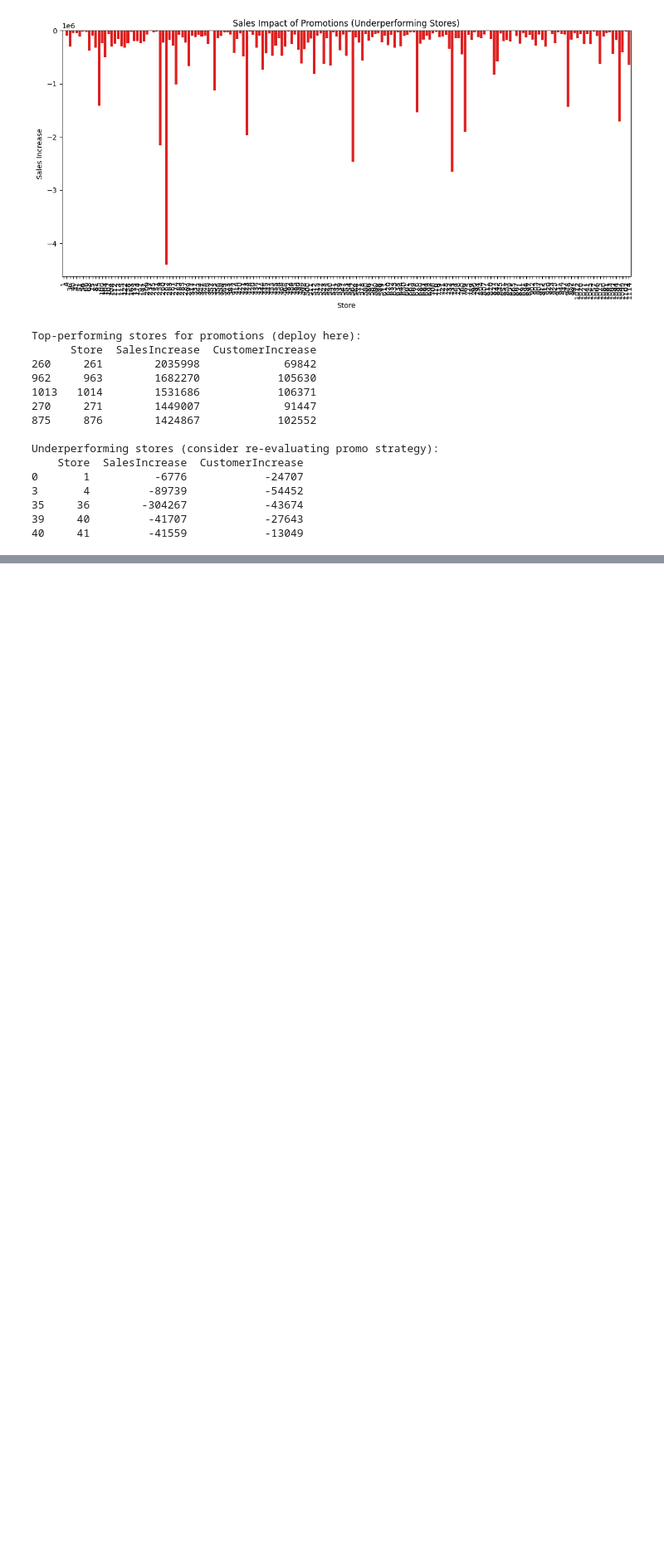
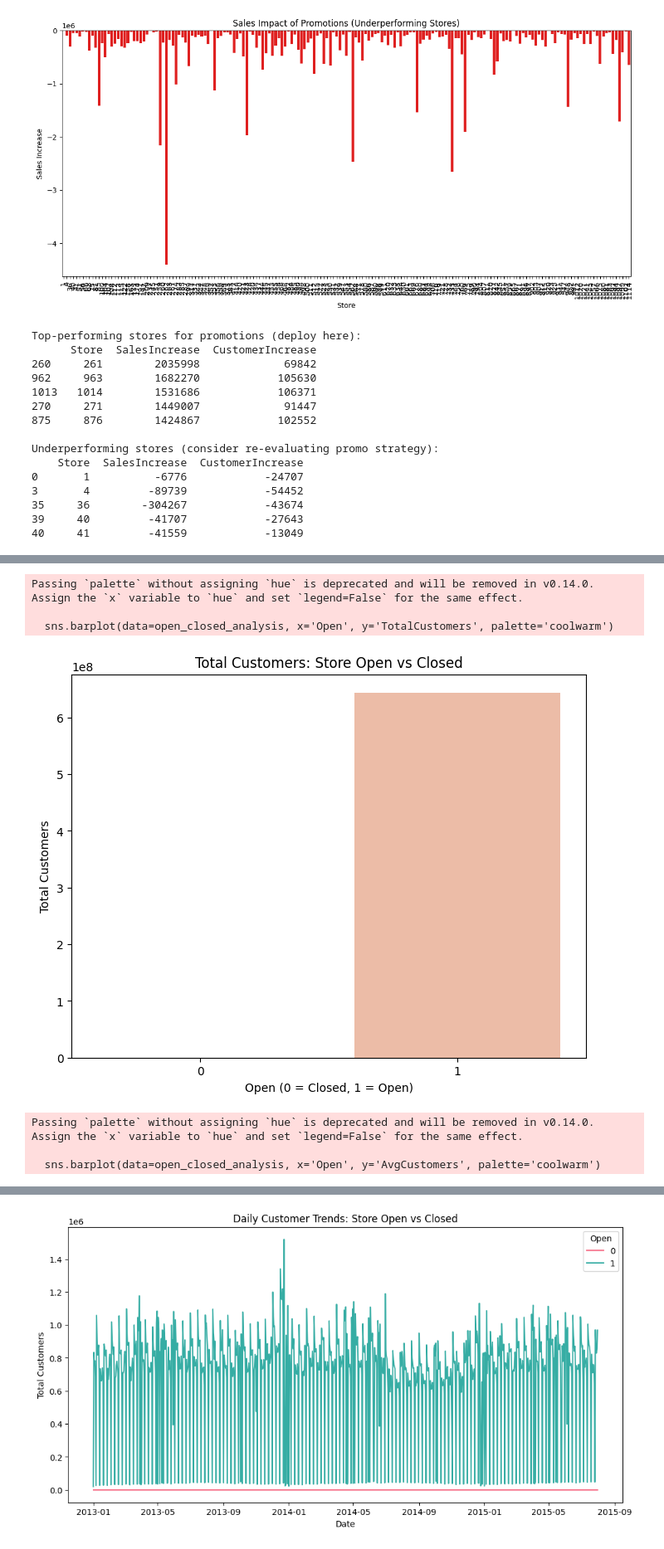
Before and after one commit to hasankere/Week4_Challenge_Document, a Jupyter notebook: notebooks/pharmacy.ipynb, the cells around one changed output, grey strips where cells are left out. Shown at 83% size. Drawn from its saved outputs; the diff is of its cells as text; code cells hidden in the pictures; blank space fills up the shorter version.

```diff
--- a/notebooks/pharmacy.ipynb
+++ b/notebooks/pharmacy.ipynb
@@ -664,3 +664,75 @@ Underperforming stores (consider re-evaluating promo strategy):
 35     36        -304267            -43674
 39     40         -41707            -27643
 40     41         -41559            -13049
+# %%
+#To analyze customer behavior trends during store opening and closing times
+# Set up logging
+logging.basicConfig(
+    filename="customer_behavior_analysis.log",
+    level=logging.INFO,
+    format="%(asctime)s - %(levelname)s - %(message)s"
+)
+
+# File path for train.csv
+data = r"C:\Users\Hasan\Desktop\week4"
+train_file = os.path.join(data, "train.csv")
+
+try:
+    # Load the dataset
+    logging.info("Loading train.csv...")
+    df = pd.read_csv(train_file)
+    logging.info(f"train.csv loaded successfully. Shape: {df.shape}")
+
+    # Drop rows with missing values in relevant columns
+    logging.info("Dropping rows with missing values in 'Open' and 'Customers'...")
+    df = df.dropna(subset=['Open', 'Customers'])
+
+    # Analyze customer behavior when stores are open and closed
+    logging.info("Analyzing customer behavior during store open and closed periods...")
+    open_closed_analysis = df.groupby('Open')['Customers'].agg(
+        TotalCustomers='sum',
+        AvgCustomers='mean',
+        Count='count'
+    ).reset_index()
+
+    logging.info(f"Customer behavior analysis:\n{open_closed_analysis}")
+    print("\nCustomer Behavior Analysis:")
+    print(open_closed_analysis)
+
+    # Visualize customer trends during store open/closed times
+    logging.info("Visualizing customer trends during store open and closed periods...")
+    plt.figure(figsize=(8, 6))
+    sns.barplot(data=open_closed_analysis, x='Open', y='TotalCustomers', palette='coolwarm')
+    plt.title("Total Customers: Store Open vs Closed")
+    plt.xlabel("Open (0 = Closed, 1 = Open)")
+    plt.ylabel("Total Customers")
+    plt.savefig("total_customers_open_closed.png")
+    plt.show()
+
+    plt.figure(figsize=(8, 6))
+    sns.barplot(data=open_closed_analysis, x='Open', y='AvgCustomers', palette='coolwarm')
+    plt.title("Average Customers: Store Open vs Closed")
+    plt.xlabel("Open (0 = Closed, 1 = Open)")
+    plt.ylabel("Average Customers")
+    plt.savefig("avg_customers_open_closed.png")
+    plt.show()
+
+    # Analyze customer trends over time if timestamps are available
+    if 'Date' in df.columns:
+        logging.info("Analyzing customer trends over time...")
+        df['Date'] = pd.to_datetime(df['Date'])
+        daily_trends = df.groupby(['Date', 'Open'])['Customers'].sum().reset_index()
+
+        # Line plot for customer trends over time
+        plt.figure(figsize=(12, 6))
+        sns.lineplot(data=daily_trends, x='Date', y='Customers', hue='Open', palette='husl')
+        plt.title("Daily Customer Trends: Store Open vs Closed")
+        plt.xlabel("Date")
+        plt.ylabel("Total Customers")
+        plt.savefig("daily_customer_trends.png")
+        plt.show()
+
+except Exception as e:
+    logging.error(f"An error occurred: {e}")
+    print(f"An error occurred. Check the log file for details.")
+# %% [output]
@@ -666,0 +743,7 @@ Underperforming stores (consider re-evaluating promo strategy):
+Passing `palette` without assigning `hue` is deprecated and will be removed in v0.14.0. Assign the `x` variable to `hue` and set `legend=False` for the same effect.
+
+  sns.barplot(data=open_closed_analysis, x='Open', y='TotalCustomers', palette='coolwarm')
+[figure, added]
+Passing `palette` without assigning `hue` is deprecated and will be removed in v0.14.0. Assign the `x` variable to `hue` and set `legend=False` for the same effect.
+
+  sns.barplot(data=open_closed_analysis, x='Open', y='AvgCustomers', palette='coolwarm')
@@ -666,0 +751 @@ Underperforming stores (consider re-evaluating promo strategy):
+[figure, added]
```
Also changed, not shown: parts of 3 cells of this notebook.
